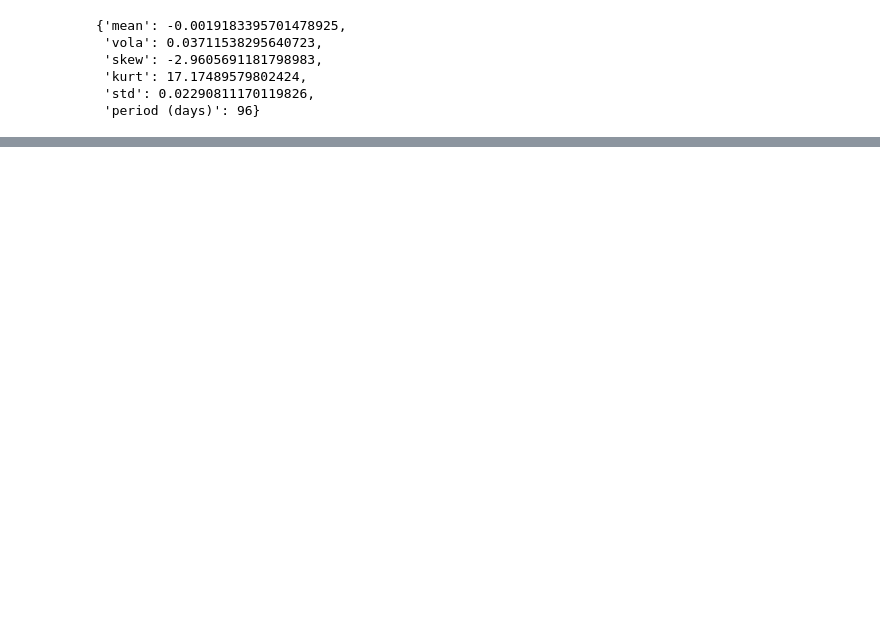
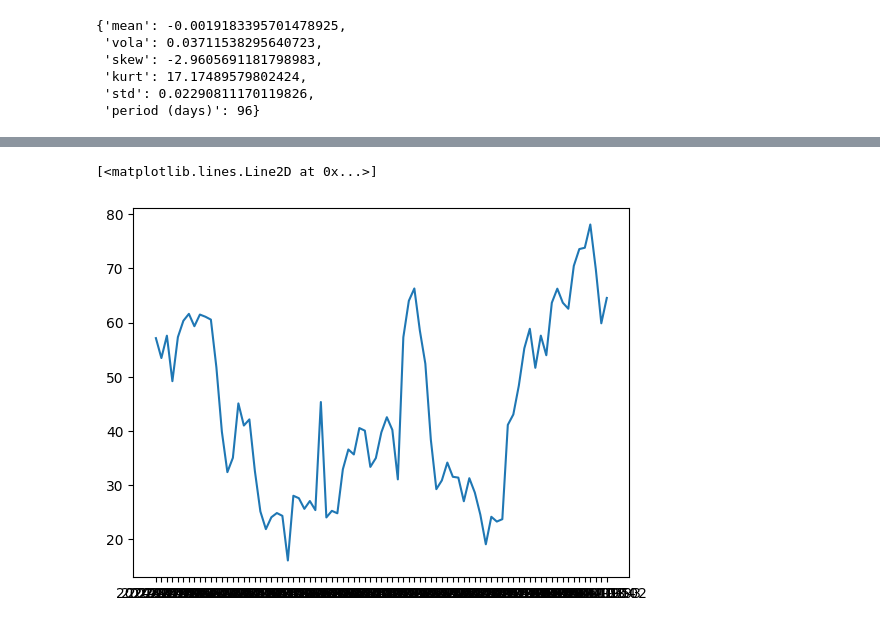
Before and after one commit to sleepper/investmentstrategies, a Jupyter notebook: Test.ipynb, the cells around one changed output, grey strips where cells are left out. Cells and saved outputs as stored; diff of their text form; code cells hidden in the pictures; blank space fills up the shorter version.

```diff
--- a/Test.ipynb
+++ b/Test.ipynb
@@ -31,0 +58,11 @@ plt.plot(df_prices.ewm(span=30, adjust=False).mean())
+# %%
+#rsi calcs
+
+df_gains = df_returns.where(df_returns>0,0).rolling(window = 14).mean()
+df_loss = df_returns.where(df_returns<0,0).abs().rolling(window = 14).mean()
+
+rsi = 100 - (100/(1+df_gains/df_loss))
+rsi.dropna(inplace=True)
+# %% [output]
+[<matplotlib.lines.Line2D at 0x...>]
+[figure, added]
```
Also changed, not shown: parts of 5 cells of this notebook.
